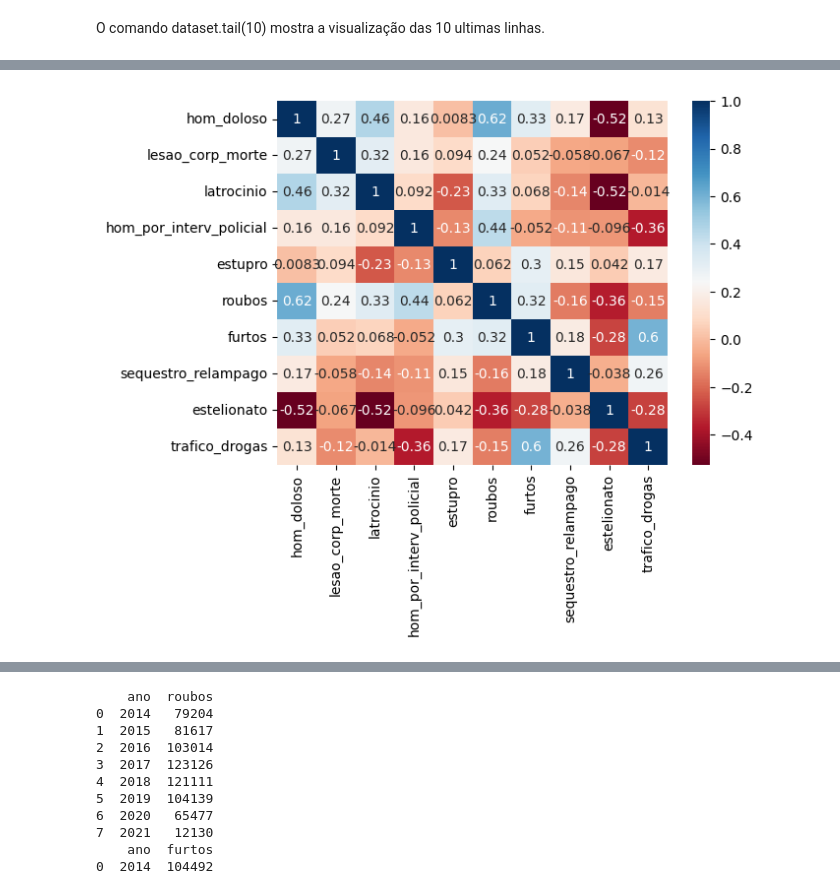
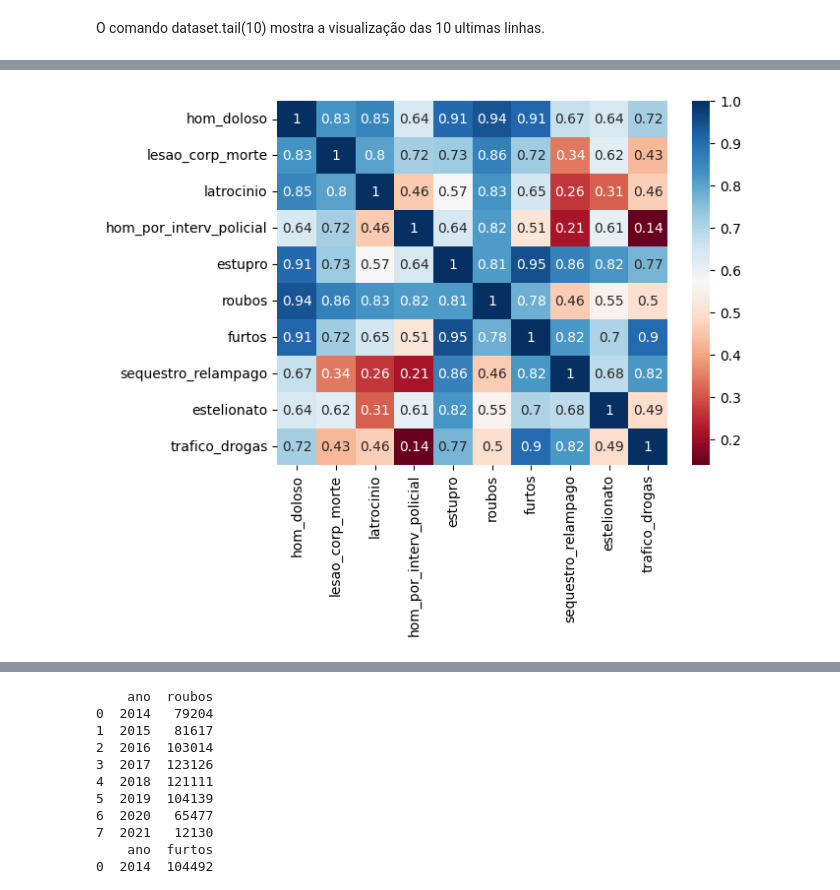
Before and after one commit to eccardoso/mvp-analise-de-dados-e-boas-praticas, a Jupyter notebook: MVP_Análise_de_Dados.ipynb, the cells around one changed output, grey strips where cells are left out. Drawn from its saved outputs; the diff is of its cells as text; code cells hidden in the pictures.

```diff
--- a/MVP_Análise_de_Dados.ipynb
+++ b/MVP_Análise_de_Dados.ipynb
@@ -106,0 +109,9 @@ dataset.head(10)
+# %%
+# Eliminando colunas não relevantes para análise
+datasetdrop=dataset.drop(['fmun_cod','mes'],axis='columns')
+
+# Agrupando os incidentes por municipio, ano e região
+agrupamento = datasetdrop.groupby(['fmun','ano','regiao'], as_index=False)
+
+# Totalizando os incidentes por municipio, ano e região
+somaincidente=agrupamento.sum()
@@ -113,5 +146,6 @@ dataset.head(10)
 Vamos iniciar examinando as dimensões do dataset, suas informações e alguns exemplos de linhas.
 # %%
 # Mostra as dimensões do dataset
+dataset=somaincidente
 print(dataset.shape)
 # %% [output]
@@ -148,6 +180,7 @@ Nesta etapa as variáveis qualitativas que foram lidas como quantitativas serão
 # %%
 # Convertendo variaveis para o resumo estatítico
 
-dataset["fmun_cod"] = dataset["fmun_cod"].astype(str)
 dataset["ano"] = dataset["ano"].astype(str)
-dataset["mes"] = dataset["mes"].astype(str)
+
+# Verifica o tipo de dataset de cada atributo
+print(dataset.info())
@@ -383,11 +419,11 @@ plt.show()
 # %%
 #Descartar variavéis qualitativas
-capitalcorr=selecao_capital.iloc[:,5:]
+capitalcorr=selecao_capital.iloc[:,3:]
 
 # Matriz de Correlação com Matplotlib Seaborn
 sns.heatmap(capitalcorr.corr(), annot=True, cmap='RdBu');
 # %% [output]
-[figure, old version]
+[figure, new version]
 # %%
 # Scatter Plot com Seaborn - Variação 1
 
```
Also changed, not shown: parts of 50 cells of this notebook.
